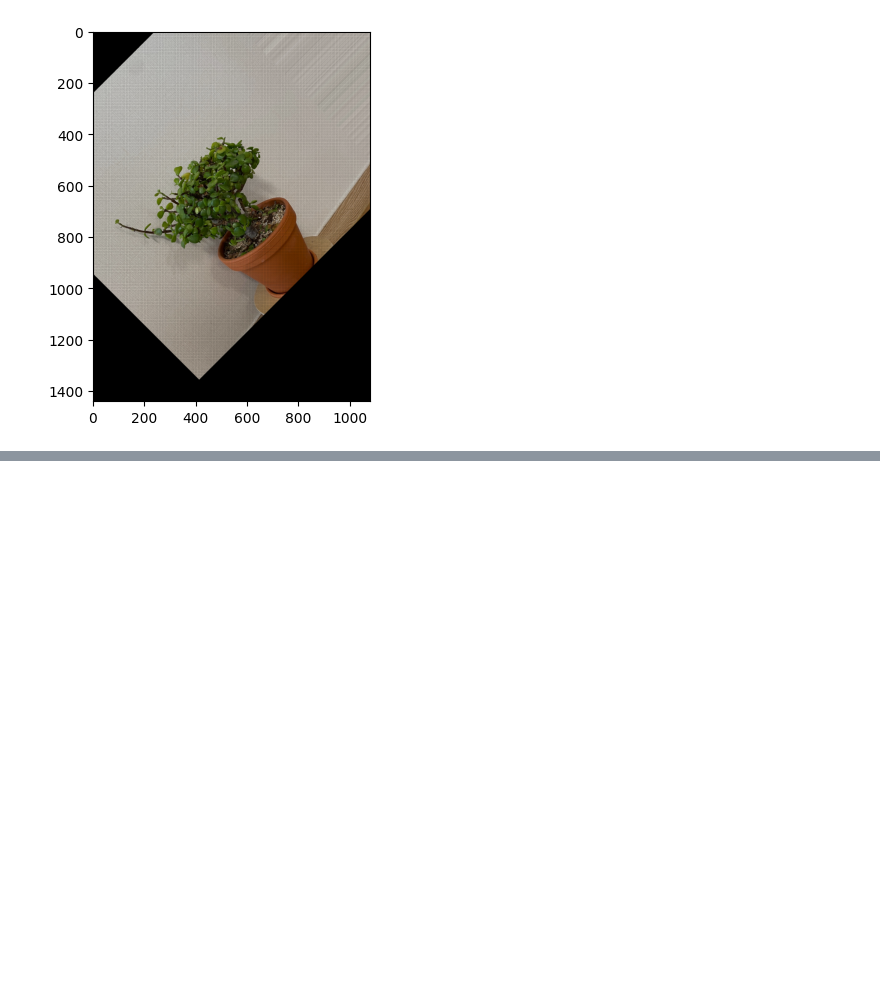
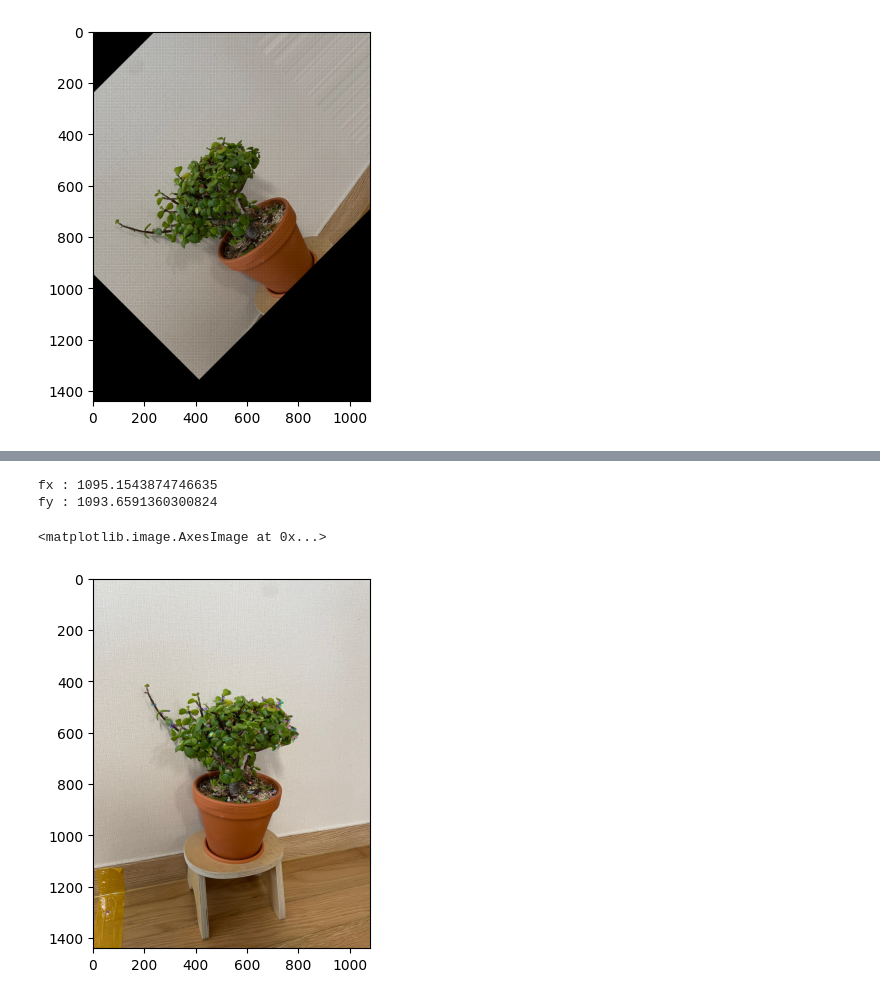
Before and after one commit to watanka/Depth-Estimation-without-cv2, a Jupyter notebook: step_by_step.ipynb, the cells around one changed output, grey strips where cells are left out. Saved outputs shown, nothing was run; the diff lists cells and outputs as text; code cells hidden in the pictures; blank space fills up the shorter version.

```diff
--- a/step_by_step.ipynb
+++ b/step_by_step.ipynb
@@ -106,0 +146,6 @@ x2.shape
+# %%
+print(f'fx : {mtx[0][0]}')
+print(f'fy : {mtx[1][1]}')
+# %% [output]
+fx : 1095.1543874746635
+fy : 1093.6591360300824
@@ -106,0 +157,11 @@ x2.shape
+# %%
+## ORB 연산
+orb = cv2.ORB_create()
+
+kp_left, des_left = orb.detectAndCompute(left_img, None)
+kp_right, des_right = orb.detectAndCompute(right_img, None)
+# %%
+plt.imshow(cv2.drawKeypoints(left_img, kp_left, left_img)[:,:,::-1])
+# %% [output]
+<matplotlib.image.AxesImage at 0x...>
+[figure, added]
```
Also changed, not shown: parts of 12 cells of this notebook.
